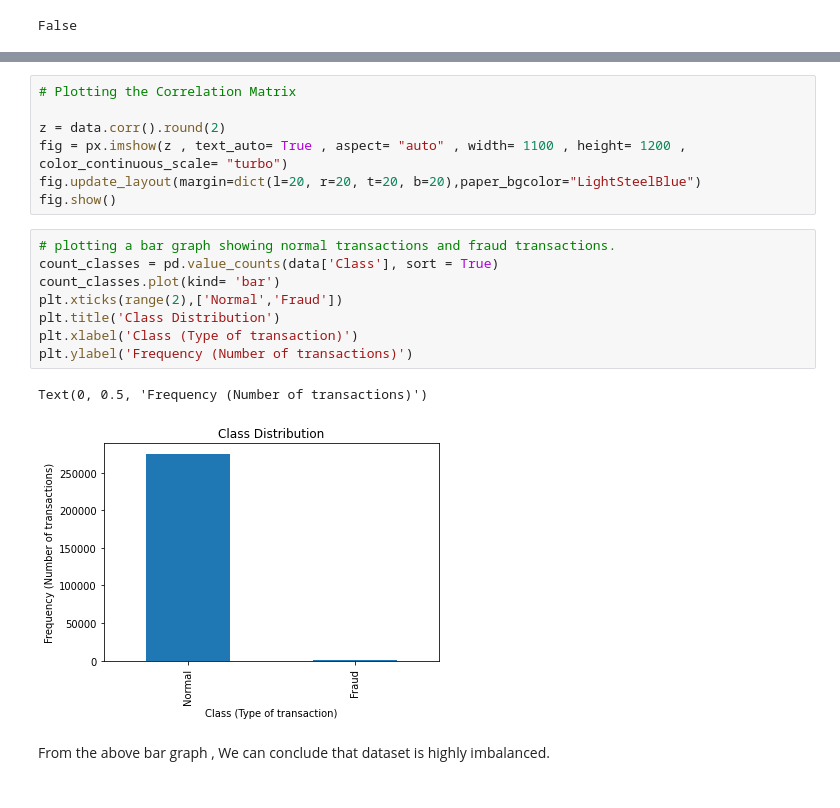
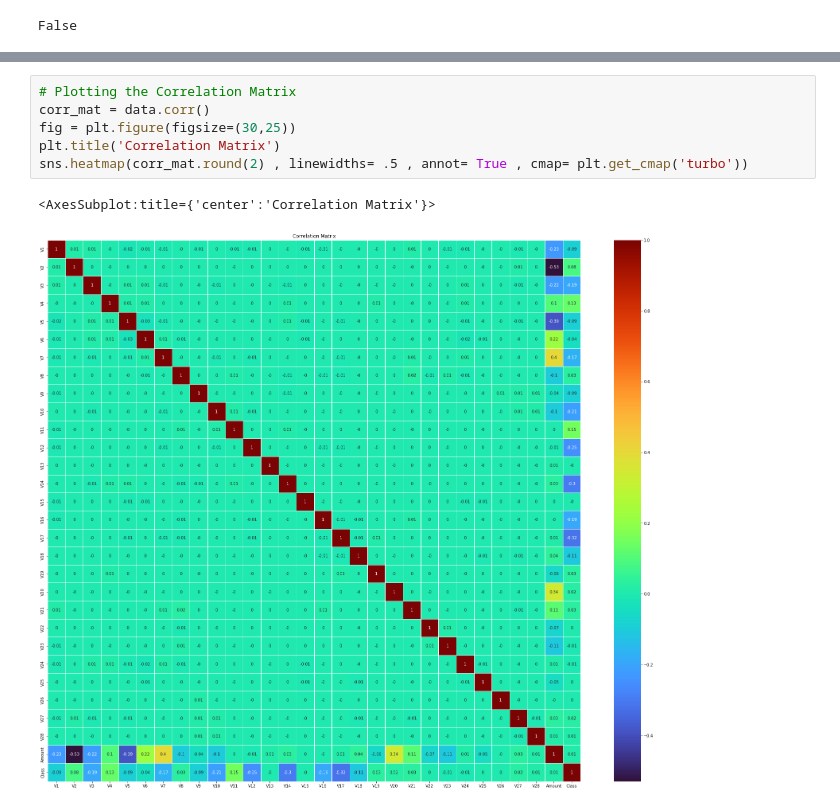
Before and after one commit to PHNPR/Credit-Card-Fraud-Detection, a Jupyter notebook: 1.Data Cleaning.ipynb, the cells around one changed output, grey strips where cells are left out. Saved outputs shown, nothing was run; the diff lists cells and outputs as text.

```diff
--- a/1.Data Cleaning.ipynb
+++ b/1.Data Cleaning.ipynb
@@ -69,20 +88,9 @@ plt.show()
 # %%
 # Plotting the Correlation Matrix
-
-z = data.corr().round(2)
-fig = px.imshow(z , text_auto= True , aspect= "auto" , width= 1100 , height= 1200 , color_continuous_scale= "turbo")
-fig.update_layout(margin=dict(l=20, r=20, t=20, b=20),paper_bgcolor="LightSteelBlue")
-fig.show()
+corr_mat = data.corr()
+fig = plt.figure(figsize=(30,25))
+plt.title('Correlation Matrix')
+sns.heatmap(corr_mat.round(2) , linewidths= .5 , annot= True , cmap= plt.get_cmap('turbo'))
+# %% [output]
+<AxesSubplot:title={'center':'Correlation Matrix'}>
+[figure, added]
-# %%
-# plotting a bar graph showing normal transactions and fraud transactions.
-count_classes = pd.value_counts(data['Class'], sort = True)
-count_classes.plot(kind= 'bar')
-plt.xticks(range(2),['Normal','Fraud'])
-plt.title('Class Distribution')
-plt.xlabel('Class (Type of transaction)')
-plt.ylabel('Frequency (Number of transactions)')
-# %% [output]
-Text(0, 0.5, 'Frequency (Number of transactions)')
-[figure, removed]
-# %% [markdown]
-From the above bar graph , We can conclude that dataset is highly imbalanced.
```
Also changed, not shown: parts of 16 cells of this notebook.
